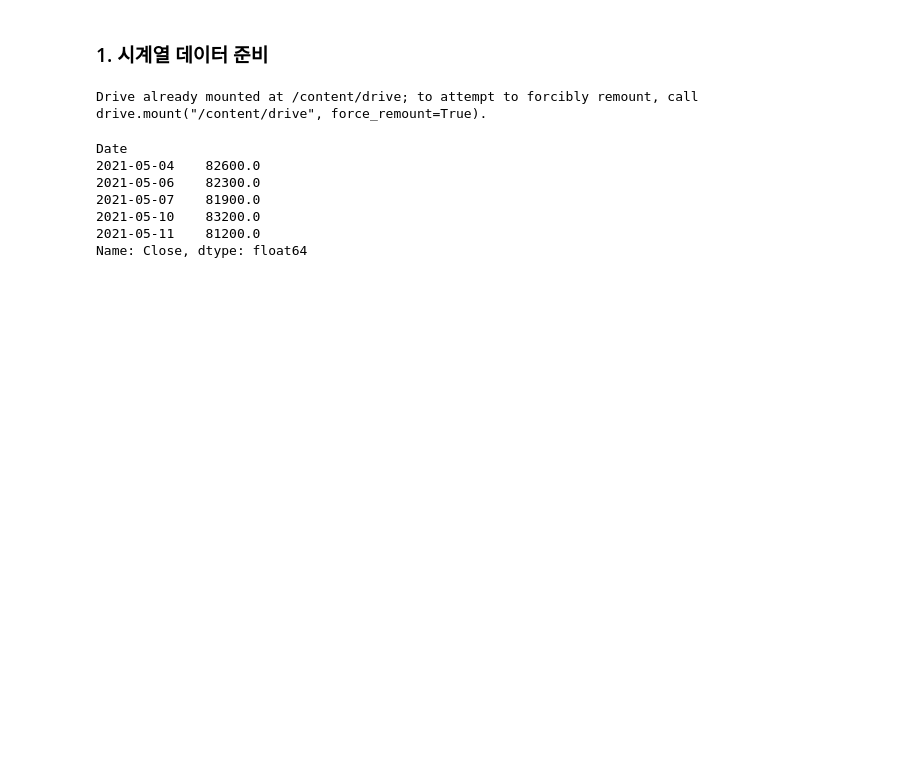
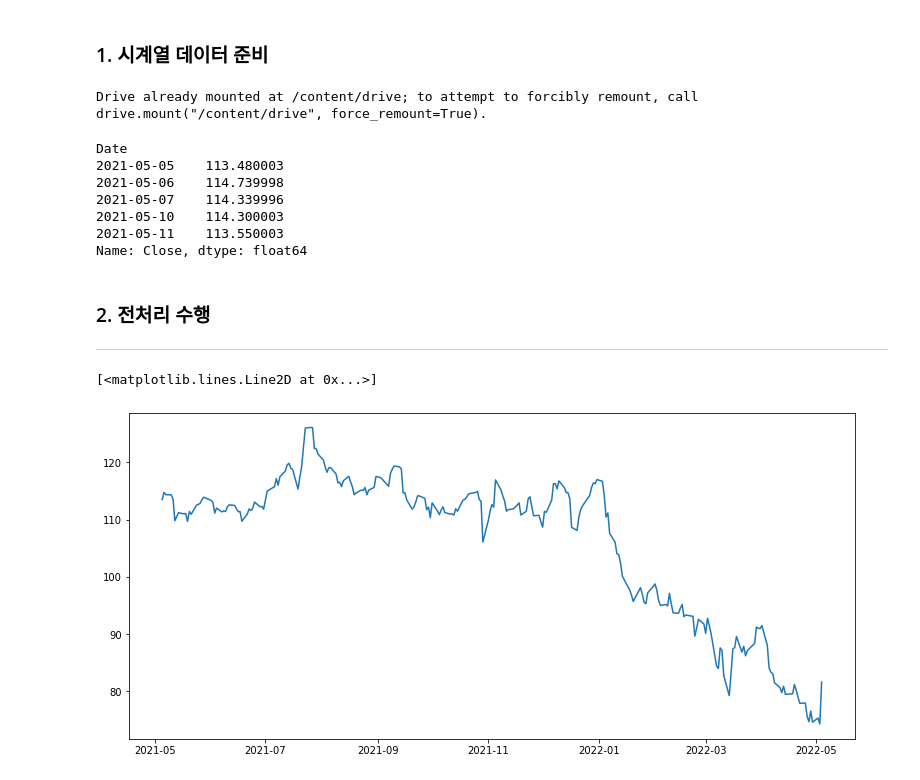
Before and after one commit to Chabbbbbo/EXPLORATION, a Jupyter notebook: [E_03]Stock_prediction_using_time_series.ipynb, the cells around one changed output. Cells and saved outputs as stored; diff of their text form; code cells hidden in the pictures; blank space fills up the shorter version.

```diff
--- a/[E_03]Stock_prediction_using_time_series.ipynb
+++ b/[E_03]Stock_prediction_using_time_series.ipynb
@@ -497,22 +495,35 @@ ls '/content/drive/MyDrive/COLAB_data/'
 #구글 코랩 데이터 불러오기
 from google.colab import drive
 drive.mount("/content/drive")
-data_path = '/content/drive/MyDrive/COLAB_data/122870.KQ.csv'
+data_path = '/content/drive/MyDrive/COLAB_data/SBUX.csv'
 
 # Time Series 생성
 import warnings
 warnings.filterwarnings('ignore')
 
-df_YG = pd.read_csv(data_path, index_col='Date', parse_dates=True)
-ts_YG = df['Close']
+df_SB = pd.read_csv(data_path, index_col='Date', parse_dates=True)
+ts_SB = df_SB['Close']
 
-ts_YG.head()
+ts_SB.head()
 # %% [output]
 Drive already mounted at /content/drive; to attempt to forcibly remount, call drive.mount("/content/drive", force_remount=True).
 Date
-2021-05-04    82600.0
-2021-05-06    82300.0
-2021-05-07    81900.0
-2021-05-10    83200.0
-2021-05-11    81200.0
+2021-05-05    113.480003
+2021-05-06    114.739998
+2021-05-07    114.339996
+2021-05-10    114.300003
+2021-05-11    113.550003
 Name: Close, dtype: float64
+# %% [markdown]
+### 2. 전처리 수행
+
+---
+# %%
+#시각화로 안정성 여부 확인
+from matplotlib.pylab import rcParams
+rcParams['figure.figsize'] = 13, 6
+
+plt.plot(ts_SB)
+# %% [output]
+[<matplotlib.lines.Line2D at 0x...>]
+[figure, added]
```
Also changed, not shown: parts of 31 cells of this notebook.
